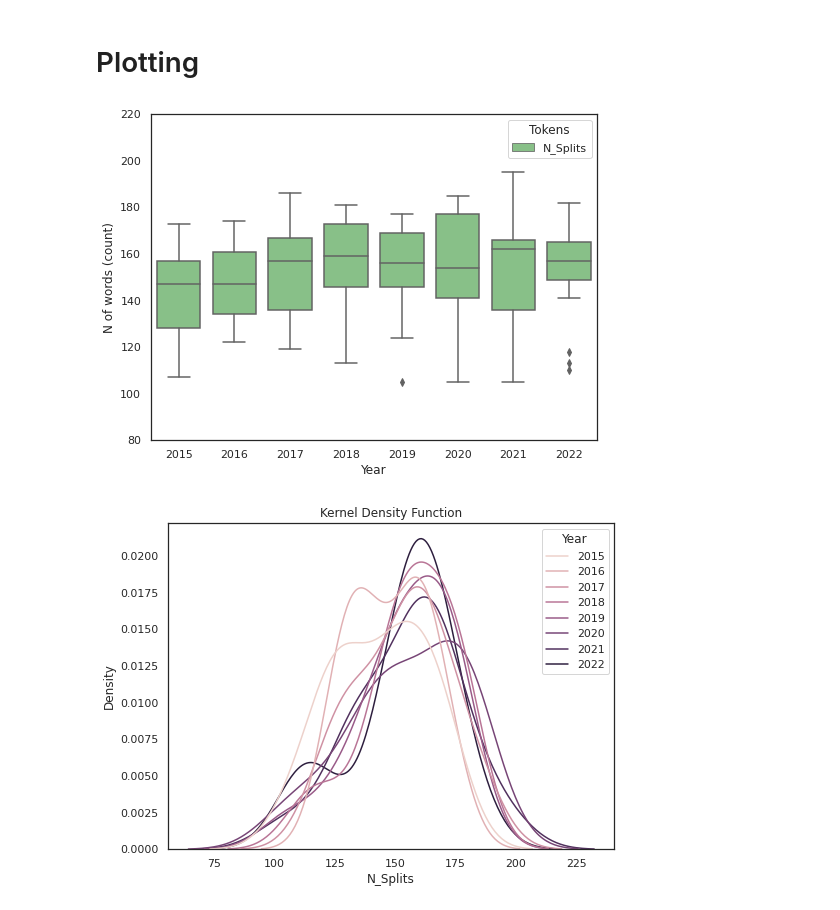
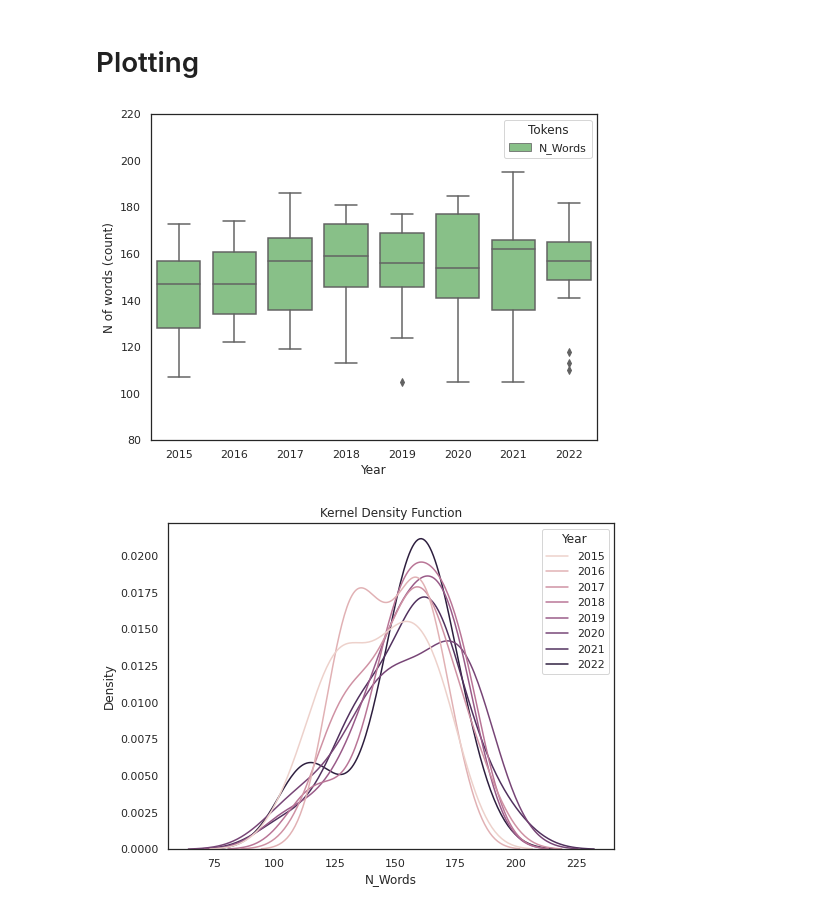
Before and after one commit to MK316/Workingpapers, a Jupyter notebook: 221010_ksat_paper_analysis_total.ipynb, the cells around one changed output. Cells and saved outputs as stored; diff of their text form; code cells hidden in the pictures.

```diff
--- a/221010_ksat_paper_analysis_total.ipynb
+++ b/221010_ksat_paper_analysis_total.ipynb
@@ -62,6 +52,6 @@ for i in range(0, len(df2['Passage'])):
   # print(TSP)
 
 df2['Splits'] = tsplit
-df2['N_Splits'] = splen
+df2['N_Words'] = splen
 df2
 # %% [output]
@@ -136,0 +138,16 @@ df2.describe()
+# %%
+n = len(df2['N_Words'])
+token_total = 0
+type_total = 0
+sent_total = 0
+for i in range(0,n):
+  tokens = len(WhitespaceTokenizer().tokenize(df2['Passage'][i]))
+  token_total = token_total + tokens
+  types = len(set(df2['Passage'][i]))
+  type_total = type_total + types
+  sents = df2["N_Sents"][i]
+  sent_total = sent_total + sents
+
+print("Total Number of tokens: %d"%token_total)
+print("Total Number of types: %d"%type_total)
+print("Total Number of sentences: %d"%sent_total)
@@ -136,0 +163,11 @@ df2.describe()
+# %%
+sns.set(rc={'figure.figsize':(12,6),"font.size":40,"axes.titlesize":140,"axes.labelsize":60},style="white") # font size doesn't work
+# ax = sns.boxplot (y=df2)
+# ax.set_ylim([0, 210])
+
+sns.set_theme(style='white')
+#dd=pd.melt(df2,id_vars=['QN'],value_vars=['N_Words'],var_name='Tokens')
+ax = sns.boxplot(x='QN',y='value',data=dd,hue='Tokens',palette="Accent")
+ax.set_ylim([80,220])
+ax.set(xlabel='Question Numbers', ylabel='N of words (count)')
+plt.savefig('boxplot_QN.png')
@@ -314,14 +338,14 @@ import seaborn as sns
 # %%
 sns.set(rc={'figure.figsize':(8,6),"font.size":40,"axes.titlesize":140,"axes.labelsize":60},style="white") # font size doesn't work
 # ax = sns.boxplot (y=df2)
 # ax.set_ylim([0, 210])
 
 sns.set_theme(style='white')
-dd=pd.melt(df2,id_vars=['Year'],value_vars=['N_Splits'],var_name='Tokens')
+dd=pd.melt(df2,id_vars=['Year'],value_vars=['N_Words'],var_name='Tokens')
 ax = sns.boxplot(x='Year',y='value',data=dd,hue='Tokens',palette="Accent")
 ax.set_ylim([80,220])
 ax.set(xlabel='Year', ylabel='N of words (count)')
-plt.savefig('boxplot_Nsplit.png')
+plt.savefig('boxplot_Nwords.png')
 # %% [output]
-[figure, old version]
+[figure, new version]
 # %%
```
Also changed, not shown: parts of 26 cells of this notebook.
